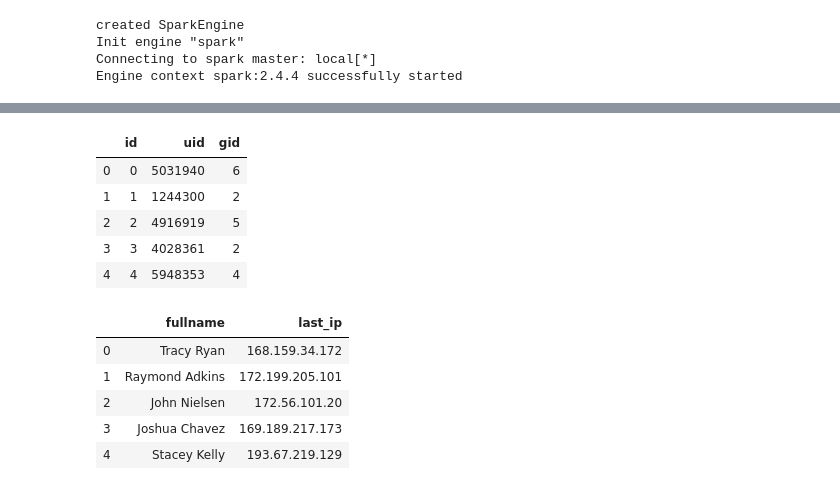
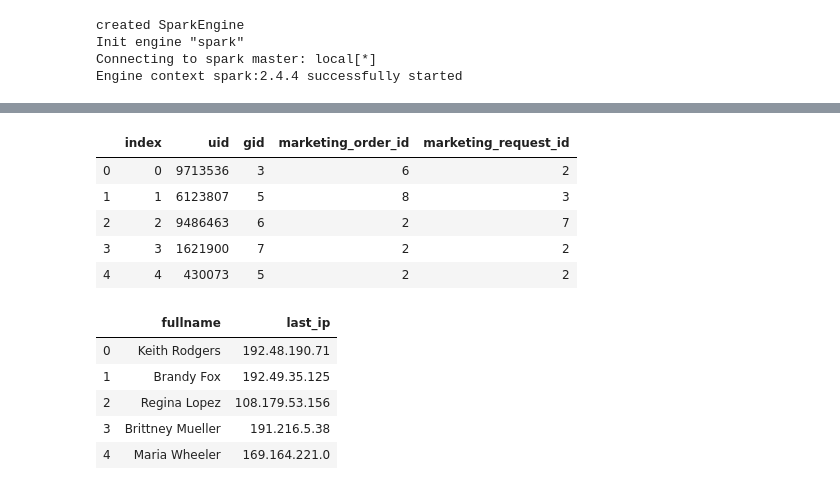
Before and after one commit to natbusa/datafaucet, a Jupyter notebook: examples/tutorial/columns.ipynb, the cells around one changed output, grey strips where cells are left out. Cells and saved outputs as stored; diff of their text form; code cells hidden in the pictures.

```diff
--- a/examples/tutorial/columns.ipynb
+++ b/examples/tutorial/columns.ipynb
@@ -12,7 +12,7 @@ Engine context spark:2.4.4 successfully started
 df = dfc.range(1000)
 # %%
 df = (df
-     .cols.create('öRDER_NUMBER').randint(10)
+     .cols.create('ORDER_ID').randint(10)
      .cols.create('REQUEST_ID').randint(10)
      .cols.create('REQUEST_UNUSED_ID').randint(10)
      )
@@ -26,8 +26,9 @@ df.data.grid(3)
 # %%
-(df
-    .cols.alter('unidecode', 'lower')
-    .cols.rename('id', 'name_id', prefix='search_')
-    .cols.find('id').rename(prefix='aaa_')
+df = (df
+    .cols.alter('lower')
+    .cols.find('_id').rename(prefix='marketing_')
+    .cols.rename('id', 'index')
     .cols.find('unused').drop()
-).data.grid(3)
+)
+df.data.grid(3)
 # %% [output]
@@ -68,4 +69,4 @@ df.data.grid(5)
 # %%
-df = df.cols.order('id', 'fullname', 'optin', 'uid', 'gid')
+df = df.cols.order('index', 'fullname', 'optin', 'uid', 'gid')
 df.data.grid(5)
 # %% [output]
@@ -87,21 +88,21 @@ df.cols.get('fullname', 'last_ip').data.grid(5)
 # %%
-df.cols.find('id').data.grid(5)
+df.cols.find('id', 'index').data.grid(5)
 # %% [output]
-|  | id | uid | gid |
-| 0 | 0 | 5031940 | 6 |
-| 1 | 1 | 1244300 | 2 |
-| 2 | 2 | 4916919 | 5 |
-| 3 | 3 | 4028361 | 2 |
-| 4 | 4 | 5948353 | 4 |
+|  | index | uid | gid | marketing_order_id | marketing_request_id |
+| 0 | 0 | 9713536 | 3 | 6 | 2 |
+| 1 | 1 | 6123807 | 5 | 8 | 3 |
+| 2 | 2 | 9486463 | 6 | 2 | 7 |
+| 3 | 3 | 1621900 | 7 | 2 | 2 |
+| 4 | 4 | 430073 | 5 | 2 | 2 |
 # %%
 df.cols.find(by_type='string').data.grid(5)
 # %% [output]
 |  | fullname | last_ip |
-| 0 | Tracy Ryan | 168.159.34.172 |
-| 1 | Raymond Adkins | 172.199.205.101 |
-| 2 | John Nielsen | 172.56.101.20 |
-| 3 | Joshua Chavez | 169.189.217.173 |
-| 4 | Stacey Kelly | 193.67.219.129 |
+| 0 | Keith Rodgers | 192.48.190.71 |
+| 1 | Brandy Fox | 192.49.35.125 |
+| 2 | Regina Lopez | 108.179.53.156 |
+| 3 | Brittney Mueller | 191.216.5.38 |
+| 4 | Maria Wheeler | 169.164.221.0 |
 # %%
 df.cols.find(by_func=lambda x: len(x)>3).data.grid(5)
 # %% [output]
```
Also changed, not shown: parts of 10 cells of this notebook, 17 other files.
